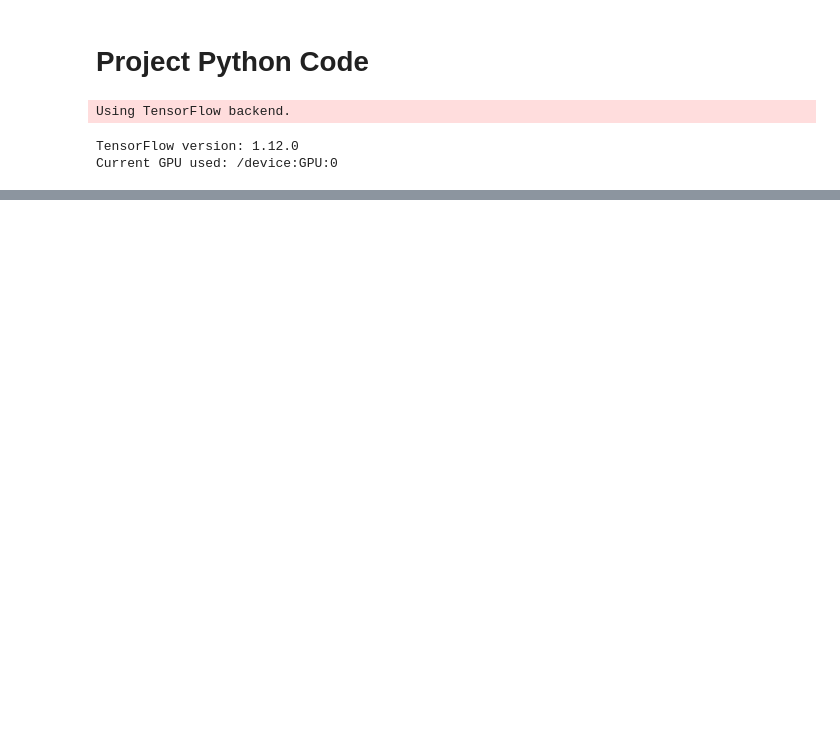
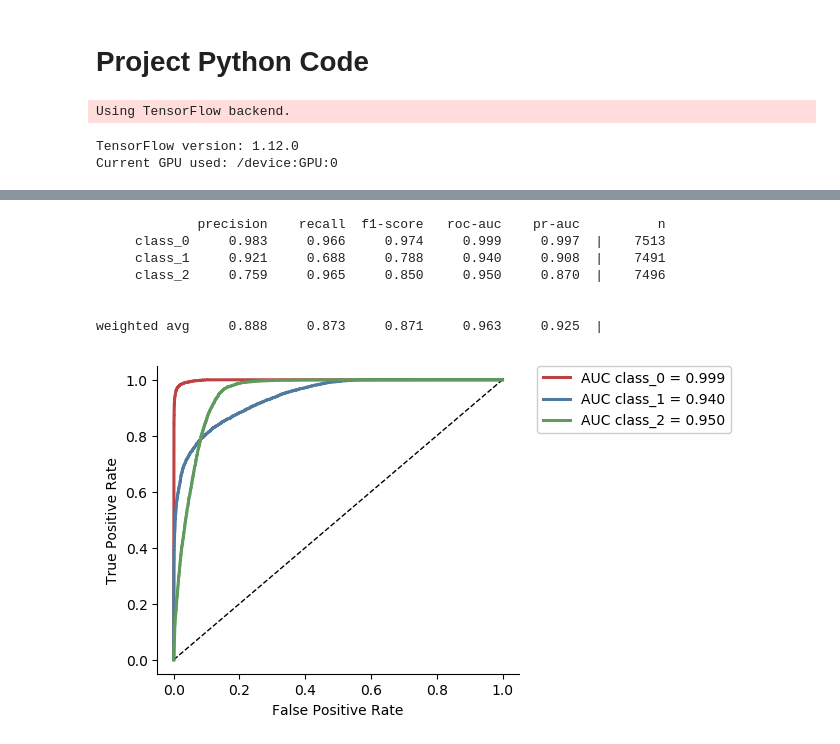
Before and after one commit to DylanLoader/Bioinformatics, a Jupyter notebook: Bioinformatic-CNNs/tutorials/Learning Bioinformatics in Python.ipynb, the cells around one changed output, grey strips where cells are left out. Drawn from its saved outputs; the diff is of its cells as text; code cells hidden in the pictures; blank space fills up the shorter version.

```diff
--- a/Bioinformatic-CNNs/tutorials/Learning Bioinformatics in Python.ipynb
+++ b/Bioinformatic-CNNs/tutorials/Learning Bioinformatics in Python.ipynb
@@ -115,0 +106,11 @@ print(data.get_summary())
+# %%
+# Create a set of models to perform the grid search over.
+params = {"conv_num": [2, 3], "kernel_num": [20], "kernel_len": [20], "dropout_input": [0.0,0.1, 0.4]}
+# Grid search over the set of models. This generates 2x1x1x3 = 6 models and compares them by ROC and AUC
+searcher = Grid_Search(params)
+
+# Record the stop and start times to see how long our training takes.
+start = time()
+model, summary = searcher.train(data, verbose=False)
+stop = time()
+print("time in minutes: {}".format((stop-start)/60))
@@ -115,0 +139,9 @@ print(data.get_summary())
+# %%
+test_predictions = model.predict(data,"test")
+print("Test Prediction Values")
+print(test_predictions)
+
+# Retrieve the labels of the test set
+test_labels = data.get_labels("test")
+print("Test Labels")
+print(test_labels)
@@ -115,0 +165,15 @@ print(data.get_summary())
+# %%
+utils.plot_roc(test_labels, test_predictions, output_folder+"roc.png")
+utils.plot_prec_recall(test_labels, test_predictions, output_folder+"prec.png")
+print(utils.get_performance_report(test_labels, test_predictions))
+
+Image(output_folder+"roc.png")
+# %% [output]
+             precision    recall  f1-score   roc-auc    pr-auc          n
+     class_0     0.983     0.966     0.974     0.999     0.997  |    7513
+     class_1     0.921     0.688     0.788     0.940     0.908  |    7491
+     class_2     0.759     0.965     0.850     0.950     0.870  |    7496
+
+
+weighted avg     0.888     0.873     0.871     0.963     0.925  |
+[figure, added]
```
Also changed, not shown: parts of 14 cells of this notebook, 5 other files.
